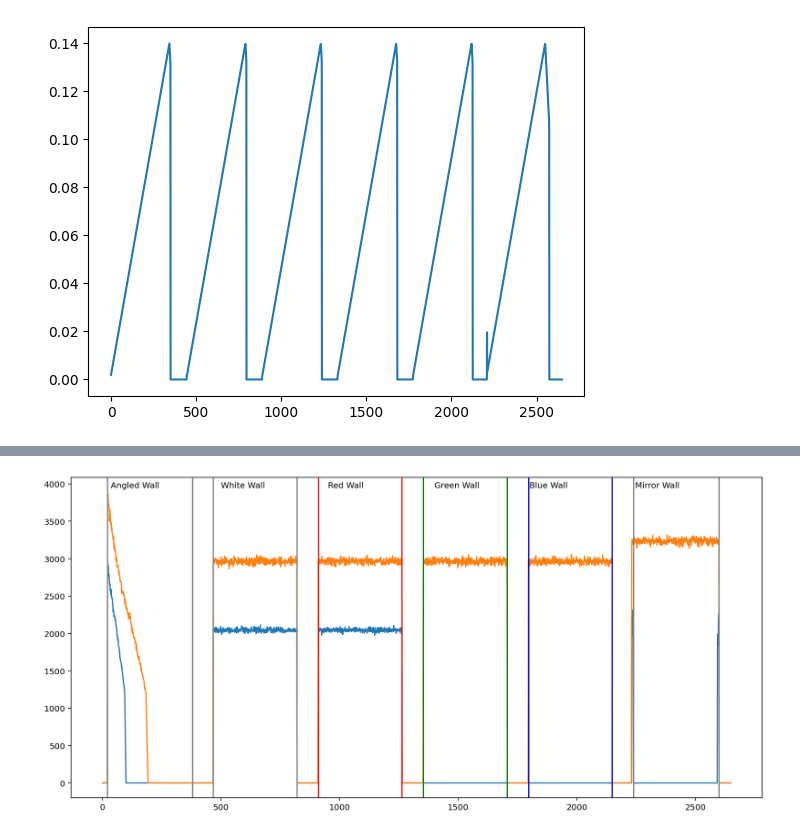
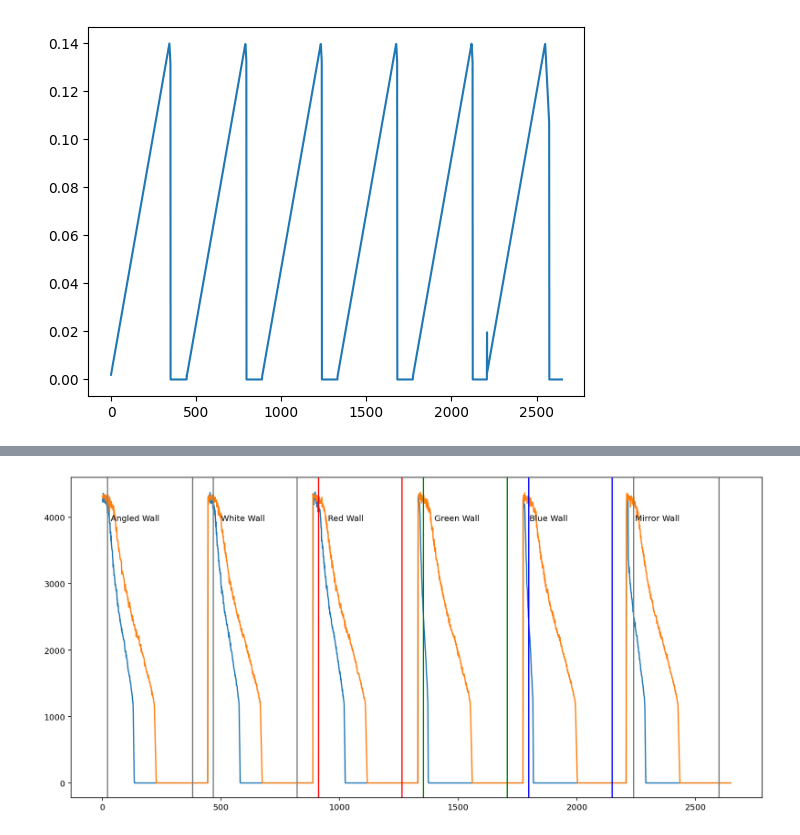
Before and after one commit to lsch0lz/webots_sensor_experiments, a Jupyter notebook: notebook/proximity.ipynb, the cells around one changed output, grey strips where cells are left out. Saved outputs shown, nothing was run; the diff lists cells and outputs as text; code cells hidden in the pictures.

```diff
--- a/notebook/proximity.ipynb
+++ b/notebook/proximity.ipynb
@@ -49,32 +52,32 @@ plt.show()
 plt.figure(figsize=(15, 7), dpi=144)
 ax=plt.subplot(111)
 ax.plot(df.thymio)
-ax.plot(df.custom)
+ax.plot(df.laser)
 
 # angled wall
 ax.text(s = "Angled Wall", x=35, y=3950)
 ax.vlines([21, 380], 0, 1, transform=ax.get_xaxis_transform(), colors="gray")
 
 # white wall
 ax.text(s = "White Wall", x=500, y=3950)
 ax.vlines([467, 820], 0, 1, transform=ax.get_xaxis_transform(), colors='gray')
 
 # red
 ax.text(s = "Red Wall", x=950, y=3950)
 ax.vlines([910, 1263], 0, 1, transform=ax.get_xaxis_transform(), colors='r')
 
 # green
 ax.text(s = "Green Wall", x=1400, y=3950)
 ax.vlines([1353, 1706], 0, 1, transform=ax.get_xaxis_transform(), colors='g')
 
 # blue
 ax.text(s = "Blue Wall", x=1800, y=3950)
 ax.vlines([1796, 2149], 0, 1, transform=ax.get_xaxis_transform(), colors='b')
 
 # mirror
 ax.text(s = "Mirror Wall", x=2245, y=3950)
 ax.vlines([2239, 2599], 0, 1, transform=ax.get_xaxis_transform(), colors='gray')
 
 plt.show()
 # %% [output]
-[figure, old version]
+[figure, new version]
```
Also changed, not shown: parts of 3 cells of this notebook.
